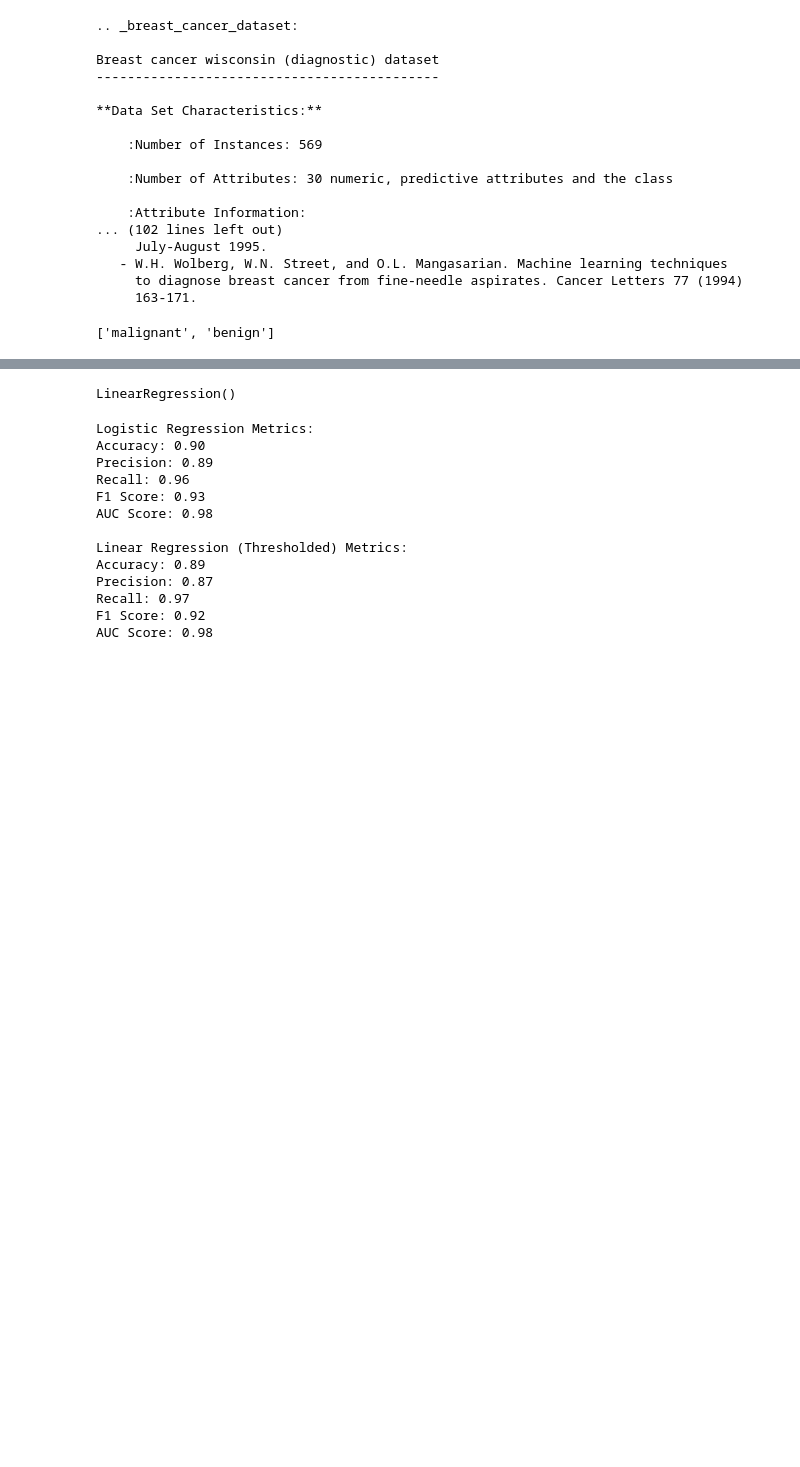
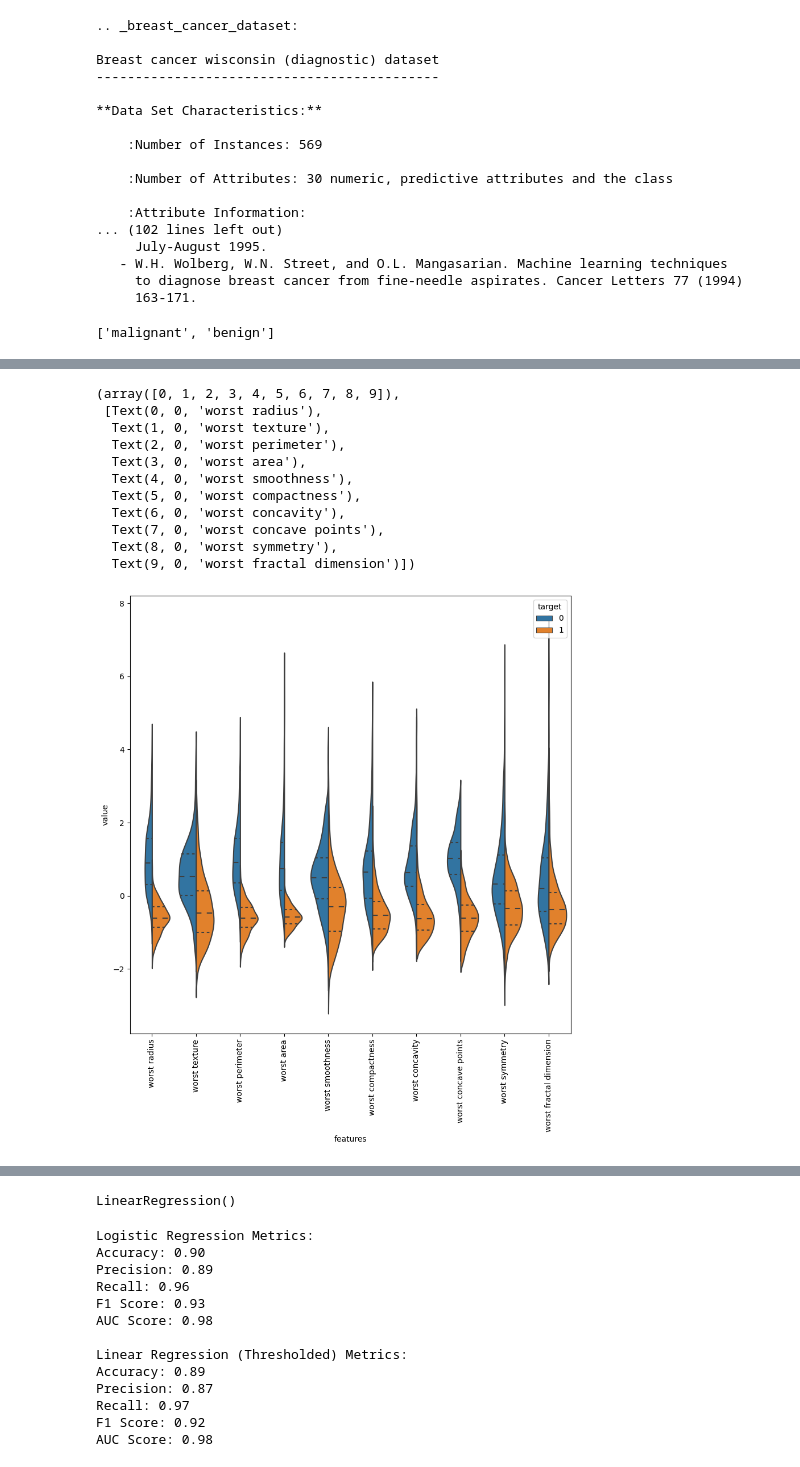
Before and after one commit to vKenjo/CS-ELEC-ML, a Jupyter notebook: Lec3/FA#1/main.ipynb, the cells around one changed output, grey strips where cells are left out. Cells and saved outputs as stored; diff of their text form; code cells hidden in the pictures; blank space fills up the shorter version.

```diff
--- a/Lec3/FA#1/main.ipynb
+++ b/Lec3/FA#1/main.ipynb
@@ -124,0 +179,22 @@ X_train_pca, X_test_pca = train_test_split(X_pca, test_size=0.2, random_state=42
+# %%
+# Last ten features
+data = pd.concat([y,data_n_2.iloc[:,20:31]],axis=1)
+data = pd.melt(data,id_vars="target",
+                    var_name="features",
+                    value_name='value')
+plt.figure(figsize=(10,10))
+sns.violinplot(x="features", y="value", hue="target", data=data,split=True, inner="quart")
+plt.xticks(rotation=90)
+# %% [output]
+(array([0, 1, 2, 3, 4, 5, 6, 7, 8, 9]),
+ [Text(0, 0, 'worst radius'),
+  Text(1, 0, 'worst texture'),
+  Text(2, 0, 'worst perimeter'),
+  Text(3, 0, 'worst area'),
+  Text(4, 0, 'worst smoothness'),
+  Text(5, 0, 'worst compactness'),
+  Text(6, 0, 'worst concavity'),
+  Text(7, 0, 'worst concave points'),
+  Text(8, 0, 'worst symmetry'),
+  Text(9, 0, 'worst fractal dimension')])
+[figure, added]
```
Also changed, not shown: parts of 13 cells of this notebook.
